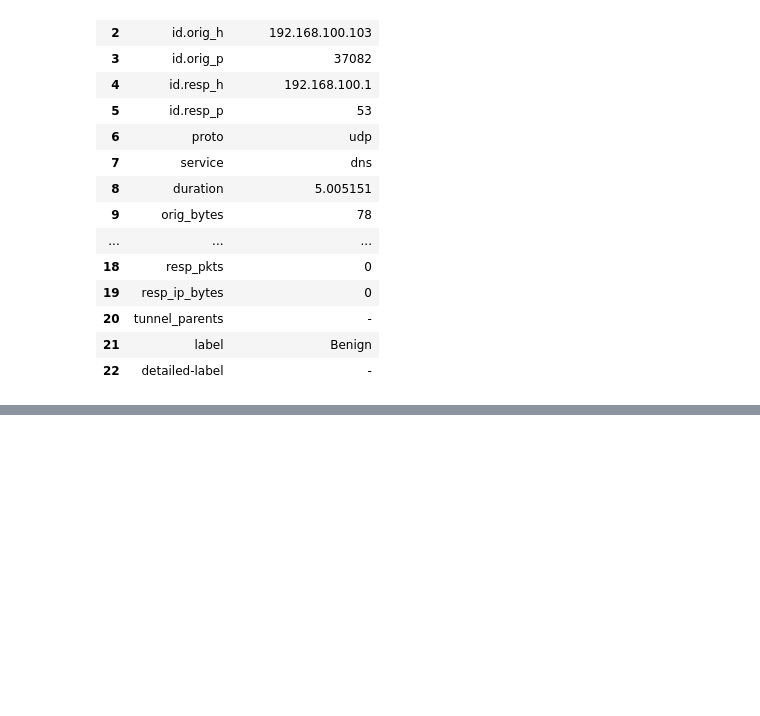
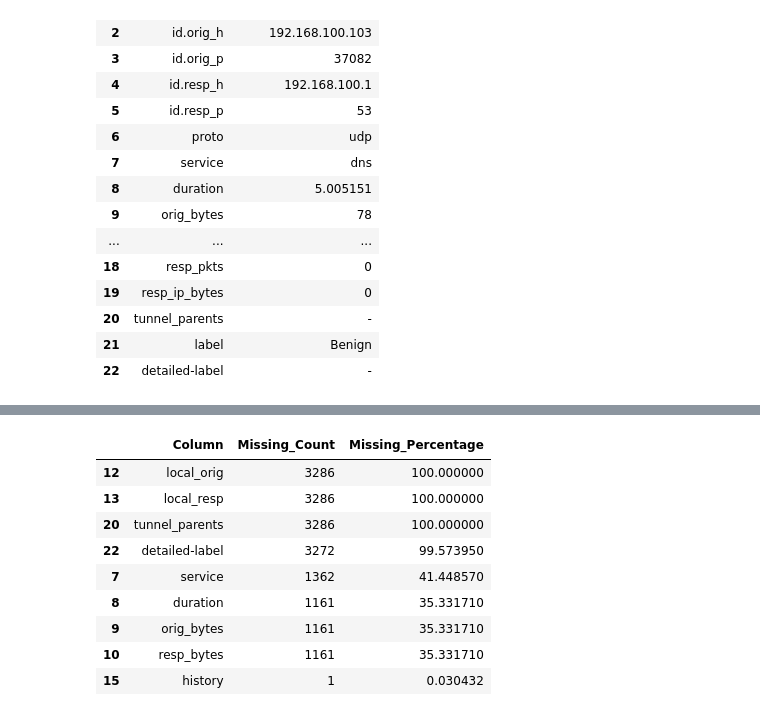
Before and after one commit to Sanduni-Gamage/ML-Project, a Jupyter notebook: project.ipynb, the cells around one changed output, grey strips where cells are left out. Saved outputs shown, nothing was run; the diff lists cells and outputs as text; code cells hidden in the pictures; blank space fills up the shorter version.

```diff
--- a/project.ipynb
+++ b/project.ipynb
@@ -619,3 +666,88 @@ Sample record (Row 1):
 | 20 | tunnel_parents | - |
 | 21 | label | Benign |
 | 22 | detailed-label | - |
+# %%
+# Check for missing values in all selected datasets
+print("="*70)
+print("MISSING VALUES ANALYSIS FOR SELECTED DATASETS")
+print("="*70)
+
+# First, clean the datasets by replacing empty values ("-") with np.nan
+print("\nCleaning datasets: Replacing '-' with np.nan...")
+cleaned_datasets = {}
+
+for name, df in selected_datasets.items():
+    # Create a copy to avoid modifying the original
+    df_clean = df.copy()
+
+    # Replace "-" with np.nan in all columns
+    df_clean = df_clean.replace('-', np.nan)
+
+    # Also replace empty strings with np.nan
+    df_clean = df_clean.replace('', np.nan)
+
+    # Store the cleaned dataset
+    cleaned_datasets[name] = df_clean
+    print(f"Cleaned: {name}")
+
+print("\nCleaning complete!\n")
+
+# Dictionary to store missing value information
+missing_value_summary = {}
+
+for name, df in cleaned_datasets.items():
+    print(f"\n--- Dataset: {name} ---")
+    print(f"Shape: {df.shape[0]} rows x {df.shape[1]} columns")
+
+    # Calculate missing values
+    missing_counts = df.isna().sum()
+    missing_percentages = (df.isna().sum() / len(df)) * 100
+
+    # Create a summary DataFrame
+    missing_df = pd.DataFrame({
+        'Column': missing_counts.index,
+        'Missing_Count': missing_counts.values,
+        'Missing_Percentage': missing_percentages.values
+    })
+
+    # Filter to show only columns with missing values
+    missing_df_filtered = missing_df[missing_df['Missing_Count'] > 0].sort_values('Missing_Count', ascending=False)
+
+    if len(missing_df_filtered) > 0:
+        print(f"\nColumns with missing values: {len(missing_df_filtered)}")
+        display(missing_df_filtered)
+
+        # Store in summary
+        missing_value_summary[name] = {
+            'total_missing': missing_counts.sum(),
+            'columns_with_missing': len(missing_df_filtered),
+            'total_cells': df.shape[0] * df.shape[1],
+            'missing_percentage': (missing_counts.sum() / (df.shape[0] * df.shape[1])) * 100
+        }
+    else:
+        print("\n✓ No missing values found in this dataset!")
+        missing_value_summary[name] = {
+            'total_missing': 0,
+            'columns_with_missing': 0,
+            'total_cells': df.shape[0] * df.shape[1],
+            'missing_percentage': 0
+        }
+
+# Update the selected_datasets with cleaned versions
+selected_datasets = cleaned_datasets
+processed_datasets = cleaned_datasets
+
+# Overall summary across all selected datasets
+print("\n" + "="*70)
+print("OVERALL MISSING VALUES SUMMARY")
+print("="*70)
+
+summary_df = pd.DataFrame(missing_value_summary).T
+summary_df.index.name = 'Dataset'
+summary_df = summary_df.reset_index()
+
+display(summary_df)
+
+print(f"\nTotal missing values across all selected datasets: {summary_df['total_missing'].sum():,}")
+print(f"Average missing percentage: {summary_df['missing_percentage'].mean():.2f}%")
+# %% [output]
@@ -621,0 +784,10 @@ Sample record (Row 1):
+|  | Column | Missing_Count | Missing_Percentage |
+| 12 | local_orig | 3286 | 100.000000 |
+| 13 | local_resp | 3286 | 100.000000 |
+| 20 | tunnel_parents | 3286 | 100.000000 |
+| 22 | detailed-label | 3272 | 99.573950 |
+| 7 | service | 1362 | 41.448570 |
+| 8 | duration | 1161 | 35.331710 |
+| 9 | orig_bytes | 1161 | 35.331710 |
+| 10 | resp_bytes | 1161 | 35.331710 |
+| 15 | history | 1 | 0.030432 |
```
Also changed, not shown: parts of 9 cells of this notebook.
